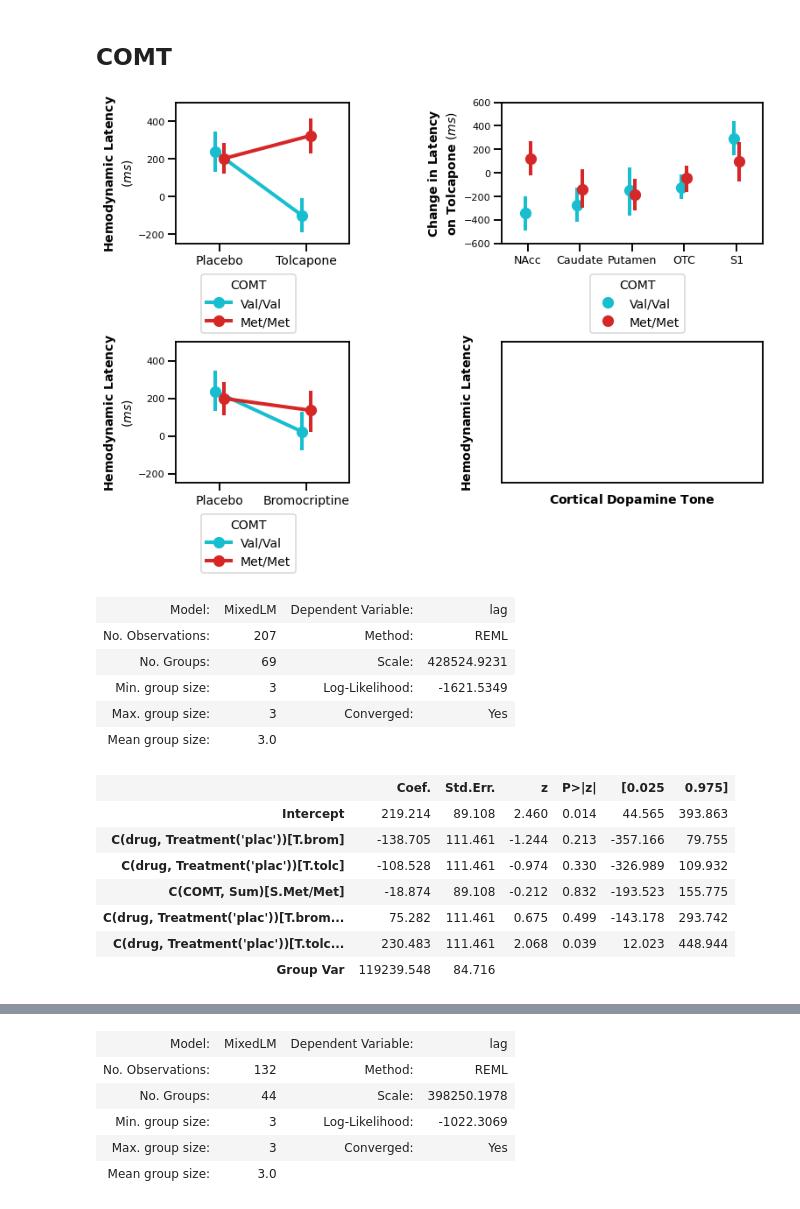
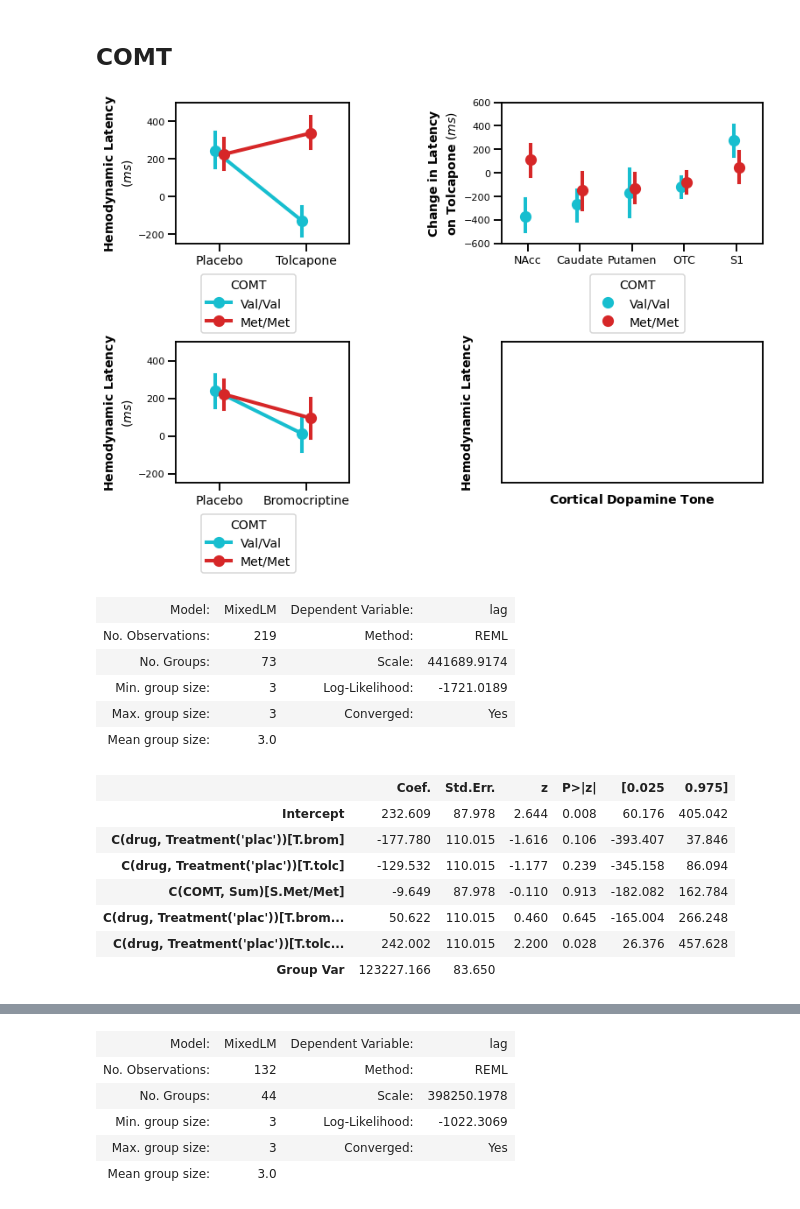
Before and after one commit to iancballard/hemodynamic_latency, a Jupyter notebook: fig3_paper.ipynb, the cells around one changed output, grey strips where cells are left out. Saved outputs shown, nothing was run; the diff lists cells and outputs as text; code cells hidden in the pictures.

```diff
--- a/fig3_paper.ipynb
+++ b/fig3_paper.ipynb
@@ -32,7 +32,8 @@ lags = lags[lags['sub'] != 216]
 lags['lag'] = lags['lag']*1000
 # %%
 ## genetic data
-genes = pd.read_csv(op.abspath('./csvs/genes.csv'))[['sub','DRD2','COMT']]
+genes = pd.read_csv(op.abspath('./csvs/gene_codes.csv'))[['subject','DRD2','COMT']]
+genes['sub'] = genes['subject']
 genes = genes.groupby(['sub','COMT','DRD2']).mean().reset_index()
 
 comt_map = {'Met':'Met/Met',
@@ -463,37 +464,37 @@ sns.pointplot(x = 'Drug',
               hue_order = ['Val/Val','Met/Met'],
             order = ['Placebo','Bromocriptine'],
               errorbar=('ci', 68),
               dodge = .1,
             palette = [sns.color_palette()[9],sns.color_palette()[3]],
                    ax = ax[1][0],
              data=plac)
 
 ax[1][0].set(ylabel = '$\\bf{Hemodynamic\ Latency}$\n$\it{(ms)}$',
             xlabel = '')
 ax[1][0].tick_params(axis = 'x',
                     labelsize=fontsize)
 ax[1][0].xaxis.get_label().set_fontsize(ticksize)
 sns.move_legend(ax[1][0], "upper right",bbox_to_anchor=(.725,-.175))
 ax[1,0].set_ylim([-250, 500])
 
 
 ax[1,1].set_xticks([])
 ax[1,1].set_yticks([])
 ax[1,1].set(ylabel = '$\\bf{Hemodynamic\ Latency}$')
 ax[1,1].set(xlabel = '$\\bf{Cortical\ Dopamine\ Tone}$')
 ax[1,1].yaxis.labelpad = 30
 ax[1,1].xaxis.labelpad = 10
 ##################
 ####Saving########
 ##################
 
 plt.subplots_adjust(hspace = .7,
                    wspace= .7)
-# plt.savefig('../figs/paper/fig2_figs_Supplement.png',
-#                             bbox_inches = 'tight',
-#             dpi = 300)
+plt.savefig('../figs/paper/fig2_figs_Supplement.png',
+                            bbox_inches = 'tight',
+            dpi = 300)
 # %% [output]
-[figure, old version]
+[figure, new version]
 # %%
 model_lags = lags[lags['roi'] == 'VST'].dropna(subset = ['lag','COMT'])
 
@@ -502,19 +503,19 @@ md = smf.mixedlm("lag ~ C(drug, Treatment('plac'))*C(COMT,Sum)", model_lags,
 md.summary()
 # %% [output]
 | Model: | MixedLM | Dependent Variable: | lag |
-| No. Observations: | 207 | Method: | REML |
-| No. Groups: | 69 | Scale: | 428524.9231 |
-| Min. group size: | 3 | Log-Likelihood: | -1621.5349 |
+| No. Observations: | 219 | Method: | REML |
+| No. Groups: | 73 | Scale: | 441689.9174 |
+| Min. group size: | 3 | Log-Likelihood: | -1721.0189 |
 | Max. group size: | 3 | Converged: | Yes |
 | Mean group size: | 3.0 |  |  |
 |  | Coef. | Std.Err. | z | P>|z| | [0.025 | 0.975] |
-| Intercept | 219.214 | 89.108 | 2.460 | 0.014 | 44.565 | 393.863 |
-| C(drug, Treatment('plac'))[T.brom] | -138.705 | 111.461 | -1.244 | 0.213 | -357.166 | 79.755 |
-| C(drug, Treatment('plac'))[T.tolc] | -108.528 | 111.461 | -0.974 | 0.330 | -326.989 | 109.932 |
-| C(COMT, Sum)[S.Met/Met] | -18.874 | 89.108 | -0.212 | 0.832 | -193.523 | 155.775 |
-| C(drug, Treatment('plac'))[T.brom... | 75.282 | 111.461 | 0.675 | 0.499 | -143.178 | 293.742 |
-| C(drug, Treatment('plac'))[T.tolc... | 230.483 | 111.461 | 2.068 | 0.039 | 12.023 | 448.944 |
-| Group Var | 119239.548 | 84.716 |  |  |  |  |
+| Intercept | 232.609 | 87.978 | 2.644 | 0.008 | 60.176 | 405.042 |
+| C(drug, Treatment('plac'))[T.brom] | -177.780 | 110.015 | -1.616 | 0.106 | -393.407 | 37.846 |
+| C(drug, Treatment('plac'))[T.tolc] | -129.532 | 110.015 | -1.177 | 0.239 | -345.158 | 86.094 |
+| C(COMT, Sum)[S.Met/Met] | -9.649 | 87.978 | -0.110 | 0.913 | -182.082 | 162.784 |
+| C(drug, Treatment('plac'))[T.brom... | 50.622 | 110.015 | 0.460 | 0.645 | -165.004 | 266.248 |
+| C(drug, Treatment('plac'))[T.tolc... | 242.002 | 110.015 | 2.200 | 0.028 | 26.376 | 457.628 |
+| Group Var | 123227.166 | 83.650 |  |  |  |  |
 # %%
 model_lags = lags[lags['roi'] == 'VST'].dropna(subset = ['lag','COMT'])
 
```
Also changed, not shown: parts of 14 cells of this notebook, 6 other files.
